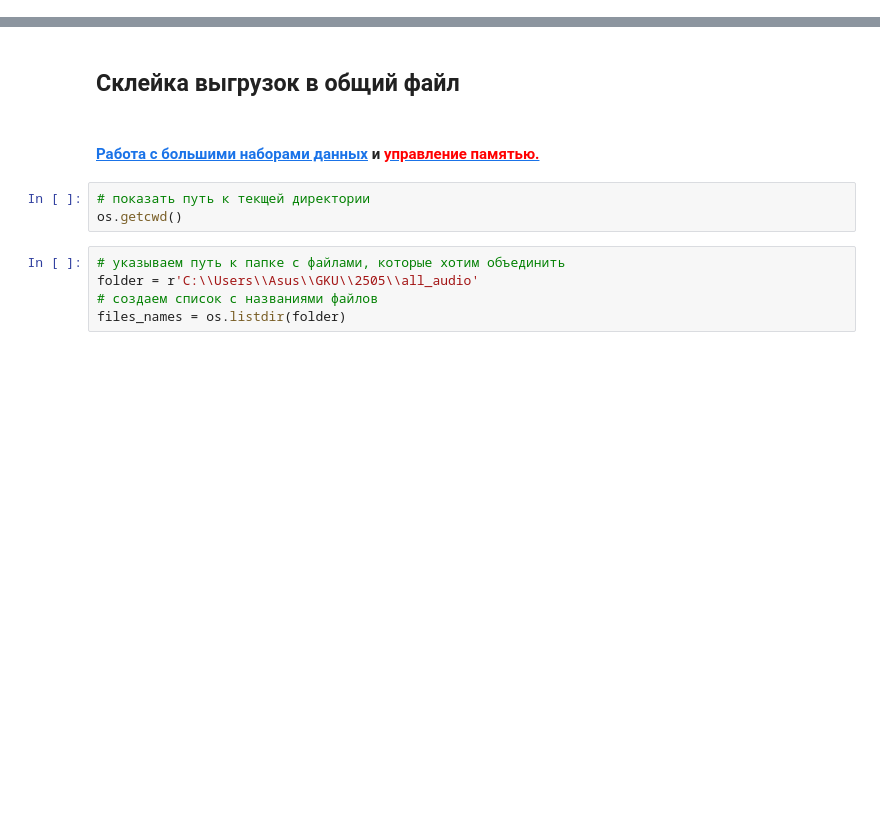
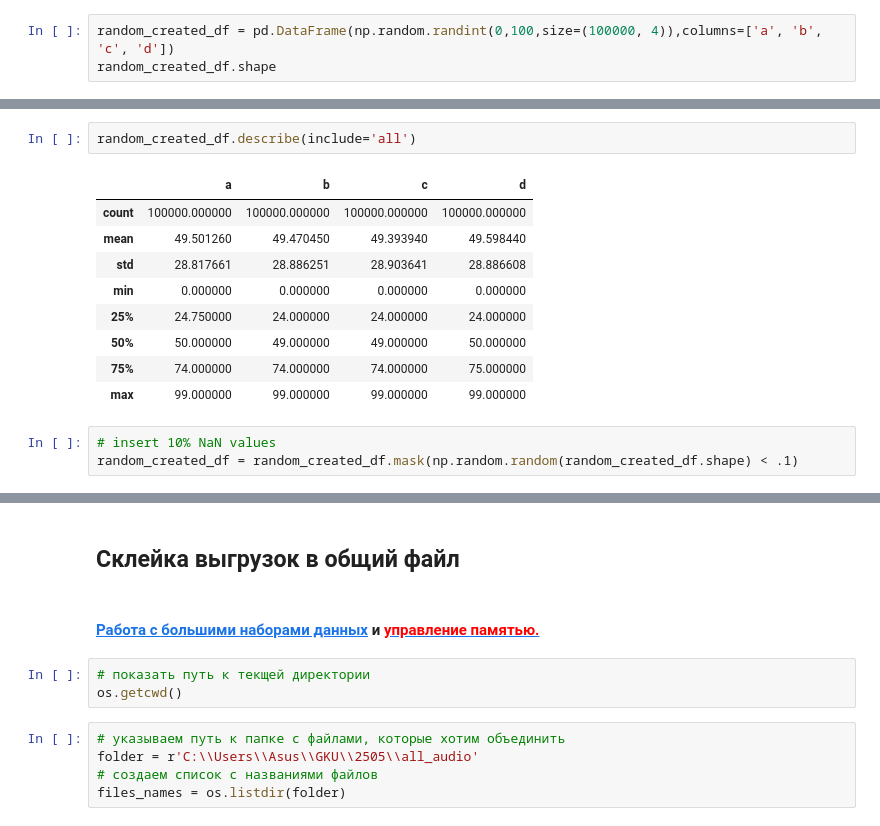
Before and after one commit to sqrt495/tips-and-tricks, a Jupyter notebook: Advanced_Pandas.ipynb, the cells around one changed output, grey strips where cells are left out. Drawn from its saved outputs; the diff is of its cells as text; blank space fills up the shorter version.

```diff
--- a/Advanced_Pandas.ipynb
+++ b/Advanced_Pandas.ipynb
@@ -8,0 +33,3 @@ tqdm.pandas()
+# %%
+random_created_df = pd.DataFrame(np.random.randint(0,100,size=(100000, 4)),columns=['a', 'b', 'c', 'd'])
+random_created_df.shape
@@ -8,0 +52,15 @@ tqdm.pandas()
+# %%
+random_created_df.describe(include='all')
+# %% [output]
+|  | a | b | c | d |
+| count | 100000.000000 | 100000.000000 | 100000.000000 | 100000.000000 |
+| mean | 49.501260 | 49.470450 | 49.393940 | 49.598440 |
+| std | 28.817661 | 28.886251 | 28.903641 | 28.886608 |
+| min | 0.000000 | 0.000000 | 0.000000 | 0.000000 |
+| 25% | 24.750000 | 24.000000 | 24.000000 | 24.000000 |
+| 50% | 50.000000 | 49.000000 | 49.000000 | 50.000000 |
+| 75% | 74.000000 | 74.000000 | 74.000000 | 75.000000 |
+| max | 99.000000 | 99.000000 | 99.000000 | 99.000000 |
+# %%
+# insert 10% NaN values
+random_created_df = random_created_df.mask(np.random.random(random_created_df.shape) < .1)
```
Also changed, not shown: parts of 10 cells of this notebook.
